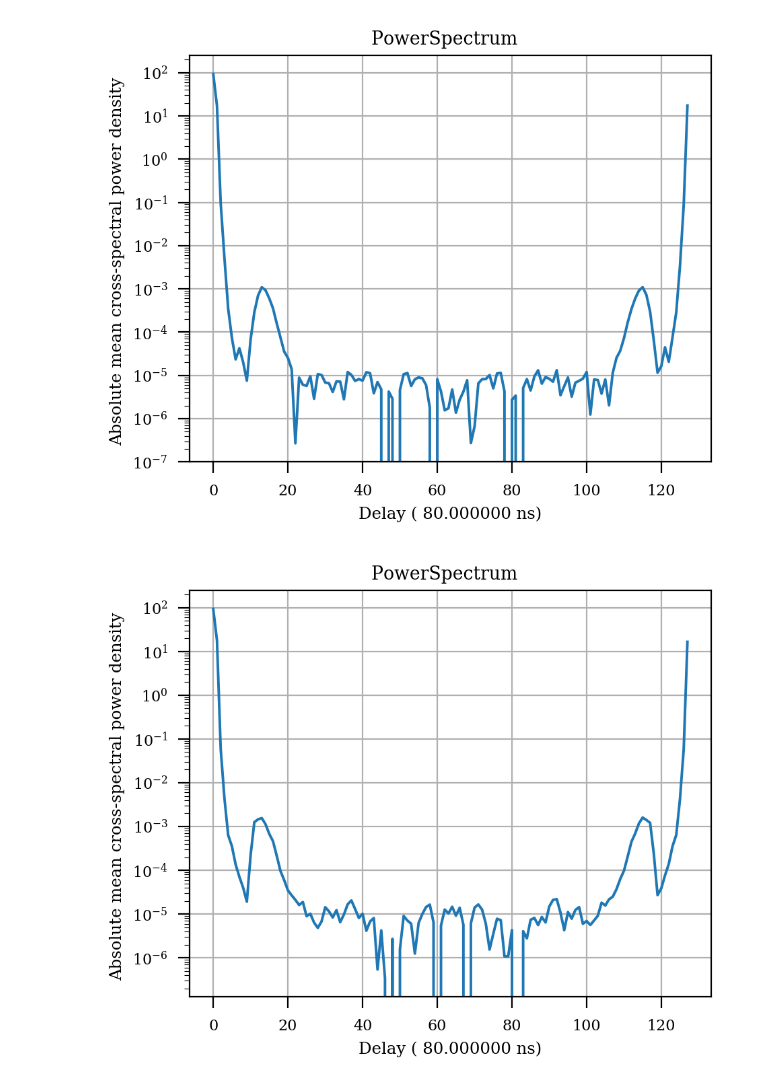
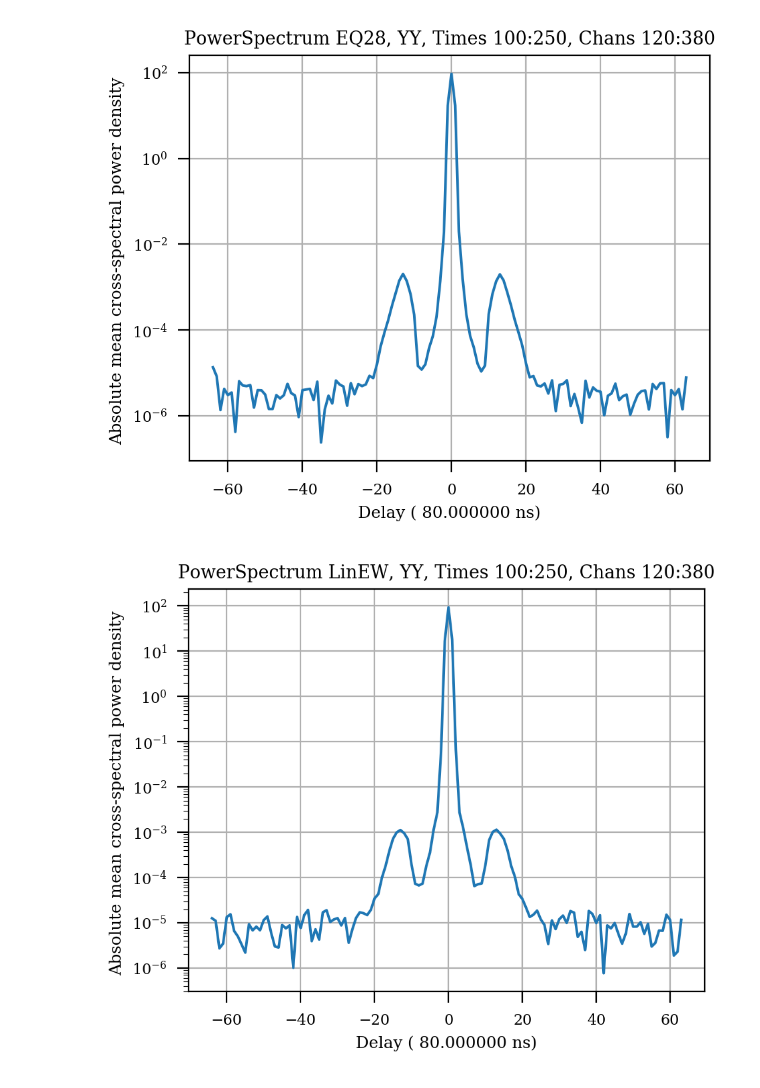
Before and after one commit to HERA-Team/ClosurePS, a Jupyter notebook: analysis-jup.ipynb, the cells around one changed output. Cells and saved outputs as stored; diff of their text form; code cells hidden in the pictures.

Commit message:
Exploring other triads/times/channels

```diff
--- a/analysis-jup.ipynb
+++ b/analysis-jup.ipynb
@@ -41,0 +92,11 @@ pp_linm30=numpy.concatenate((pp_linm30_1, pp_linm30_2), axis=1)
+# %%
+fin_eq14yy=numpy.load("/rds/project/bn204/rds-bn204-asterics/jck42/BiSpectrum/Binned_Data/EQ14/YY/output_bin.npz")
+fin_eq28yy=numpy.load("/rds/project/bn204/rds-bn204-asterics/jck42/BiSpectrum/Binned_Data/EQ28/YY/output_bin.npz")
+fin_linewyy=numpy.load("/rds/project/bn204/rds-bn204-asterics/jck42/BiSpectrum/Binned_Data/LinEW/YY/output_bin.npz")
+fin_linp30yy=numpy.load("/rds/project/bn204/rds-bn204-asterics/jck42/BiSpectrum/Binned_Data/Linp30/YY/output_bin.npz")
+fin_linm30yy=numpy.load("/rds/project/bn204/rds-bn204-asterics/jck42/BiSpectrum/Binned_Data/Linm30/YY/output_bin.npz")
+dd_eq14yy = fin_eq14yy['closures']
+dd_eq28yy = fin_eq28yy['closures']
+dd_linewyy = fin_linewyy['closures']
+dd_linp30yy = fin_linp30yy['closures']
+dd_linm30yy = fin_linm30yy['closures']
@@ -42,17 +151,18 @@ pp_linm30=numpy.concatenate((pp_linm30_1, pp_linm30_2), axis=1)
 # %%
-x1=psXmedCTimCTriR(numpy.exp(1j*(pp_eq14[150:250,:,:,120:380])),
+# Low Channel Range
+x1=psXmedCTimCTri(numpy.exp(1j*(pp_eq14_yy[100:250,:,:,120:380])),
                        window="hamming")
-pp_ps(x1)
-x1=psXmedCTimCTriR(numpy.exp(1j*(pp_eq28[150:250,:,:,120:380])),
+pp_ps(x1,title="EQ14, YY, Times 100:250, Chans 120:380")
+x1=psXmedCTimCTri(numpy.exp(1j*(pp_eq28_yy[100:250,:,:,120:380])),
                        window="hamming")
-pp_ps(x1)
-x1=psXmedCTimCTriR(numpy.exp(1j*(pp_linew[150:250,:,:,120:380])),
+pp_ps(x1,title="EQ28, YY, Times 100:250, Chans 120:380")
+x1=psXmedCTimCTri(numpy.exp(1j*(pp_linew_yy[100:250,:,:,120:380])),
                        window="hamming")
-pp_ps(x1)
-x1=psXmedCTimCTriR(numpy.exp(1j*(pp_linp30[150:250,:,:,120:380])),
+pp_ps(x1,title="LinEW, YY, Times 100:250, Chans 120:380")
+x1=psXmedCTimCTri(numpy.exp(1j*(pp_linp30_yy[100:250,:,:,120:380])),
                        window="hamming")
-pp_ps(x1)
-x1=psXmedCTimCTriR(numpy.exp(1j*(pp_linm30[150:250,:,:,120:380])),
+pp_ps(x1,title="Linp30, YY, Times 100:250, Chans 120:380")
+x1=psXmedCTimCTri(numpy.exp(1j*(pp_linm30_yy[100:250,:,:,120:380])),
                        window="hamming")
-pp_ps(x1)
+pp_ps(x1,title="Linm30, YY, Times 100:250, Chans 120:380")
 # %% [output]
@@ -60,2 +170,2 @@ pp_ps(x1)
-[figure, old version]
+[figure, new version]
-[figure, old version]
+[figure, new version]
```
Also changed, not shown: parts of 7 cells of this notebook, 2 other files.
